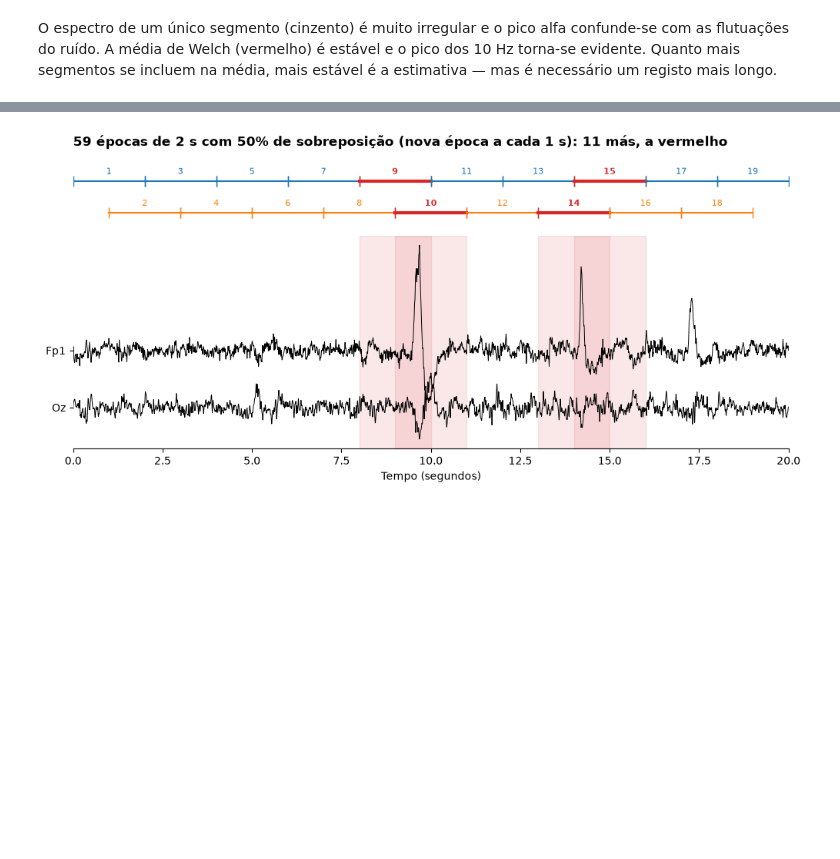
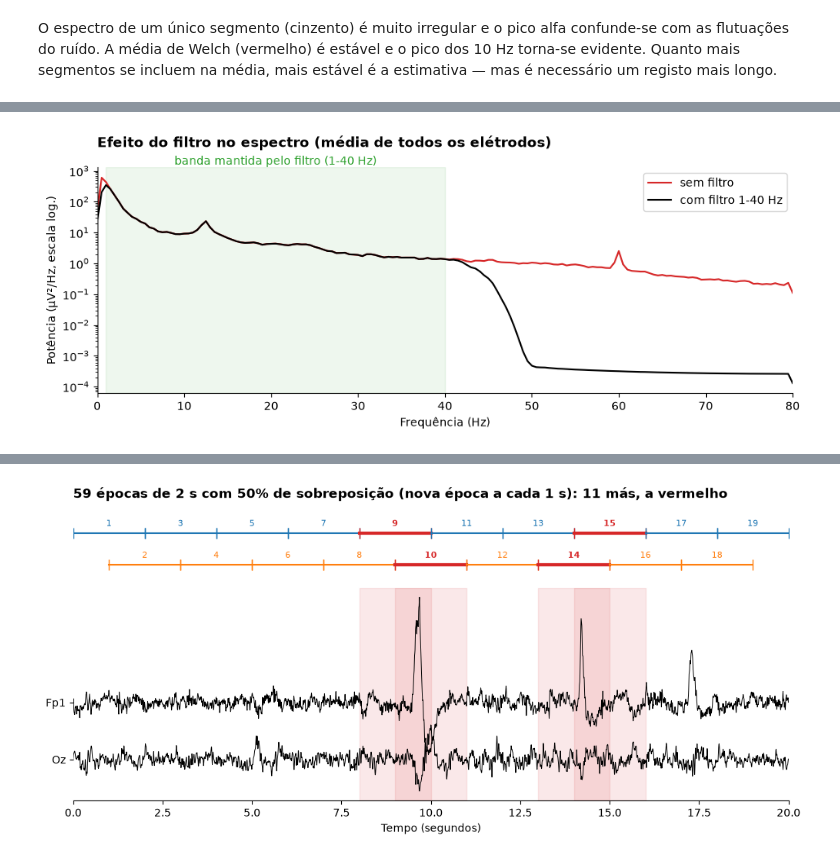
Before and after one commit to AnaLuciaRocha/eeg_course, a Jupyter notebook: notebooks/03_analise_espectral.ipynb, the cells around one changed output, grey strips where cells are left out. Cells and saved outputs as stored; diff of their text form; code cells hidden in the pictures; blank space fills up the shorter version.

```diff
--- a/notebooks/03_analise_espectral.ipynb
+++ b/notebooks/03_analise_espectral.ipynb
@@ -495,0 +649,4 @@ def plot_epochs_segmentation(recording, window=2.0, overlap=0.5, channels=("Fp1"
+# %%
+plot_filter_effect(olhos_abertos_sem_filtro, olhos_abertos)
+# %% [output]
+[figure, added]
```
Also changed, not shown: parts of 34 cells of this notebook, 3 other files.
